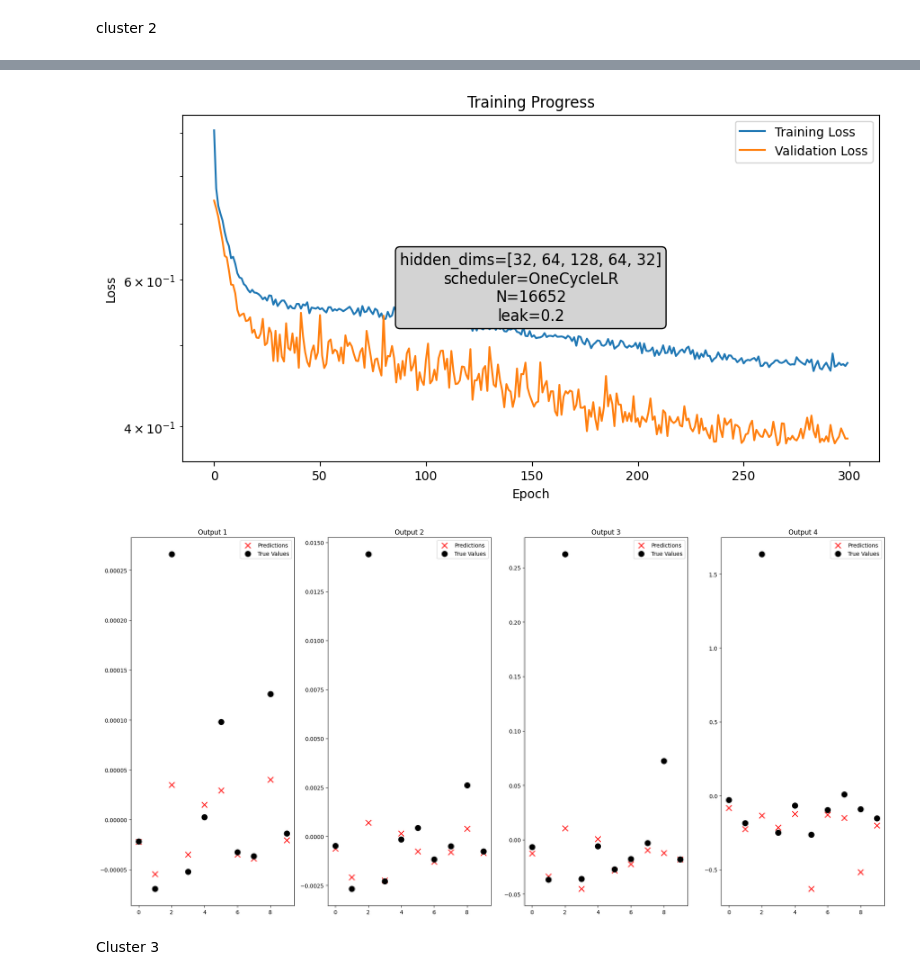
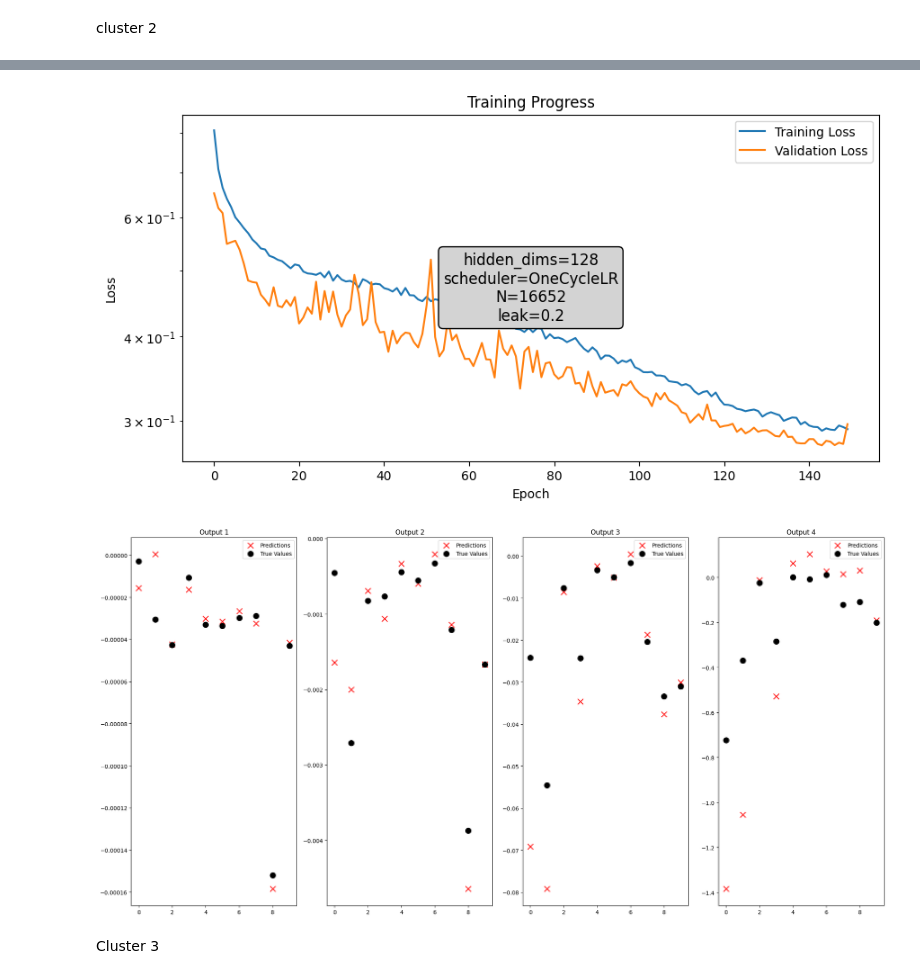
Before and after one commit to larrywu7/electron_optics, a Jupyter notebook: electron_optics_map_seperate_params_alldata.ipynb, the cells around one changed output, grey strips where cells are left out. Cells and saved outputs as stored; diff of their text form; code cells hidden in the pictures.

```diff
--- a/electron_optics_map_seperate_params_alldata.ipynb
+++ b/electron_optics_map_seperate_params_alldata.ipynb
@@ -154,13 +160,13 @@ voltages, outputs, outlier_voltages, outlier_outputs = trim_outliers(
 )
 # Create and train model
 predictor2 = ElectronOpticsPredictor(
-    input_dim=n_voltages, output_dim=n_output_values, leak=0.2
+    input_dim=n_voltages, output_dim=n_output_values, model=ResidualMLP, leak=0.2, hidden_dims=128
 )
 print("Training model...")
 predictor2.train(
     voltages,
     outputs,
-    epochs=EPOCH*2,
+    epochs=EPOCH,
     verbose=True,
     checkpoint_name="best_model2.pt",
 )
@@ -174,10 +179,11 @@ Training completed. Best validation loss: 0.379505
-[figure, old version]
+[figure, new version]
 # %%
+predictor2.model.to(device='mps')
 _, _, all_predictions, all_true_values = plot_inference_comparison(
     predictor2, n_samples=10, subplot_shape=(1, 4)
 )
 # %% [output]
-[figure, old version]
+[figure, new version]
 # %% [markdown]
 Cluster 3
 # %%
```
Also changed, not shown: parts of 14 cells of this notebook, 27 other files.
